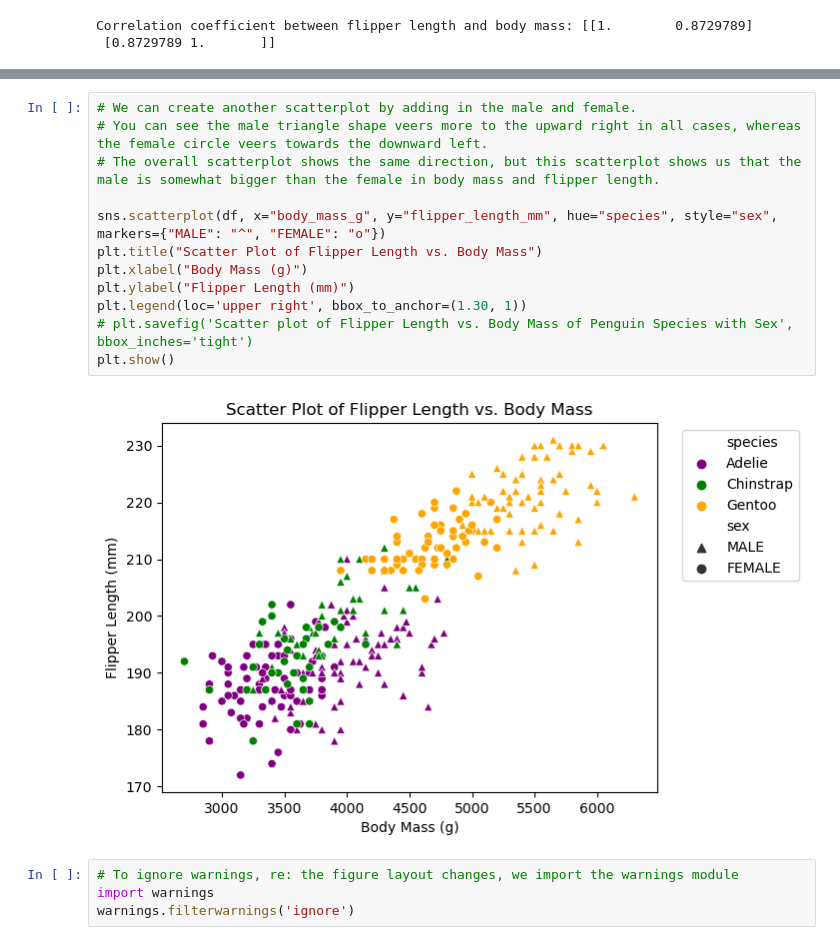
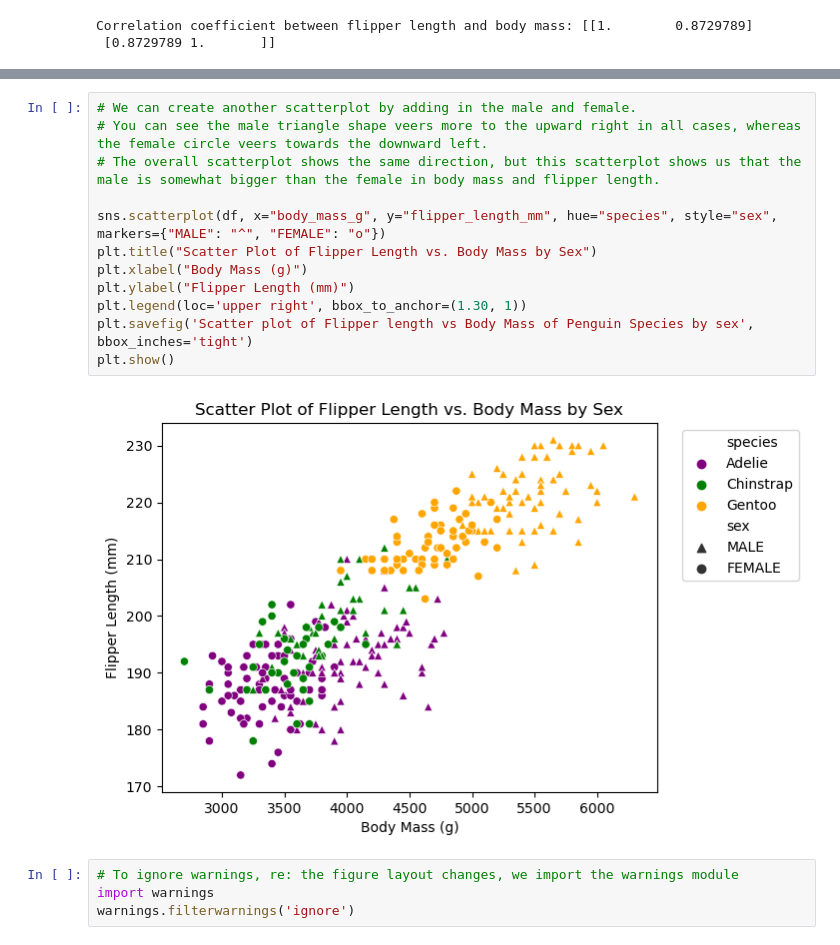
Before and after one commit to Grainne10/myproject, a Jupyter notebook: penguins.ipynb, the cells around one changed output, grey strips where cells are left out. Drawn from its saved outputs; the diff is of its cells as text.

```diff
--- a/penguins.ipynb
+++ b/penguins.ipynb
@@ -364,17 +377,17 @@ plt.show()
 # %%
 # We can create another scatterplot by adding in the male and female.
 # You can see the male triangle shape veers more to the upward right in all cases, whereas the female circle veers towards the downward left.
 # The overall scatterplot shows the same direction, but this scatterplot shows us that the male is somewhat bigger than the female in body mass and flipper length.
 
 sns.scatterplot(df, x="body_mass_g", y="flipper_length_mm", hue="species", style="sex", markers={"MALE": "^", "FEMALE": "o"})
-plt.title("Scatter Plot of Flipper Length vs. Body Mass")
+plt.title("Scatter Plot of Flipper Length vs. Body Mass by Sex")
 plt.xlabel("Body Mass (g)")
 plt.ylabel("Flipper Length (mm)")
 plt.legend(loc='upper right', bbox_to_anchor=(1.30, 1))
-# plt.savefig('Scatter plot of Flipper Length vs. Body Mass of Penguin Species with Sex', bbox_inches='tight')
+plt.savefig('Scatter plot of Flipper length vs Body Mass of Penguin Species by sex', bbox_inches='tight')
 plt.show()
 # %% [output]
-[figure, old version]
+[figure, new version]
 # %%
 # To ignore warnings, re: the figure layout changes, we import the warnings module
 import warnings
```
Also changed, not shown: parts of 16 cells of this notebook, 5 other files.
